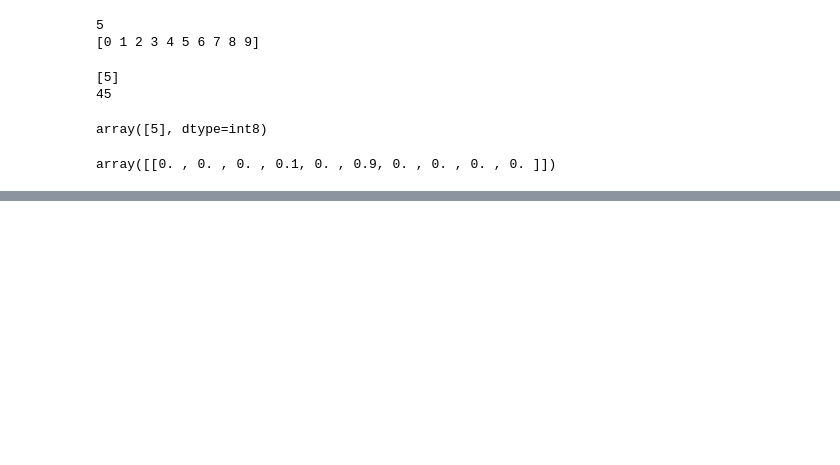
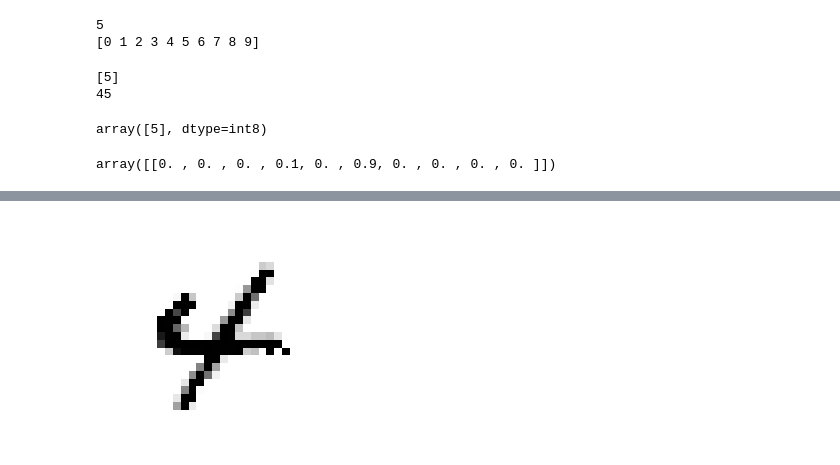
Before and after one commit to fanbyprinciple/hands_on_ml, a Jupyter notebook: chapter_3/mnist_classification.ipynb, the cells around one changed output, grey strips where cells are left out. Cells and saved outputs as stored; diff of their text form; code cells hidden in the pictures; blank space fills up the shorter version.

```diff
--- a/chapter_3/mnist_classification.ipynb
+++ b/chapter_3/mnist_classification.ipynb
@@ -565,0 +611,6 @@ plt.show()
+# %%
+# initialising kn for multilabel
+
+from sklearn.neighbors import KNeighborsClassifier
+
+knn_clf = KNeighborsClassifier()
@@ -565,0 +639,5 @@ plt.show()
+# %%
+clean_digit = knn_clf.predict([X_test_mod[some_index]])
+plot_image(clean_digit)
+# %% [output]
+[figure, added]
```
Also changed, not shown: parts of 41 cells of this notebook, 5 other files.
